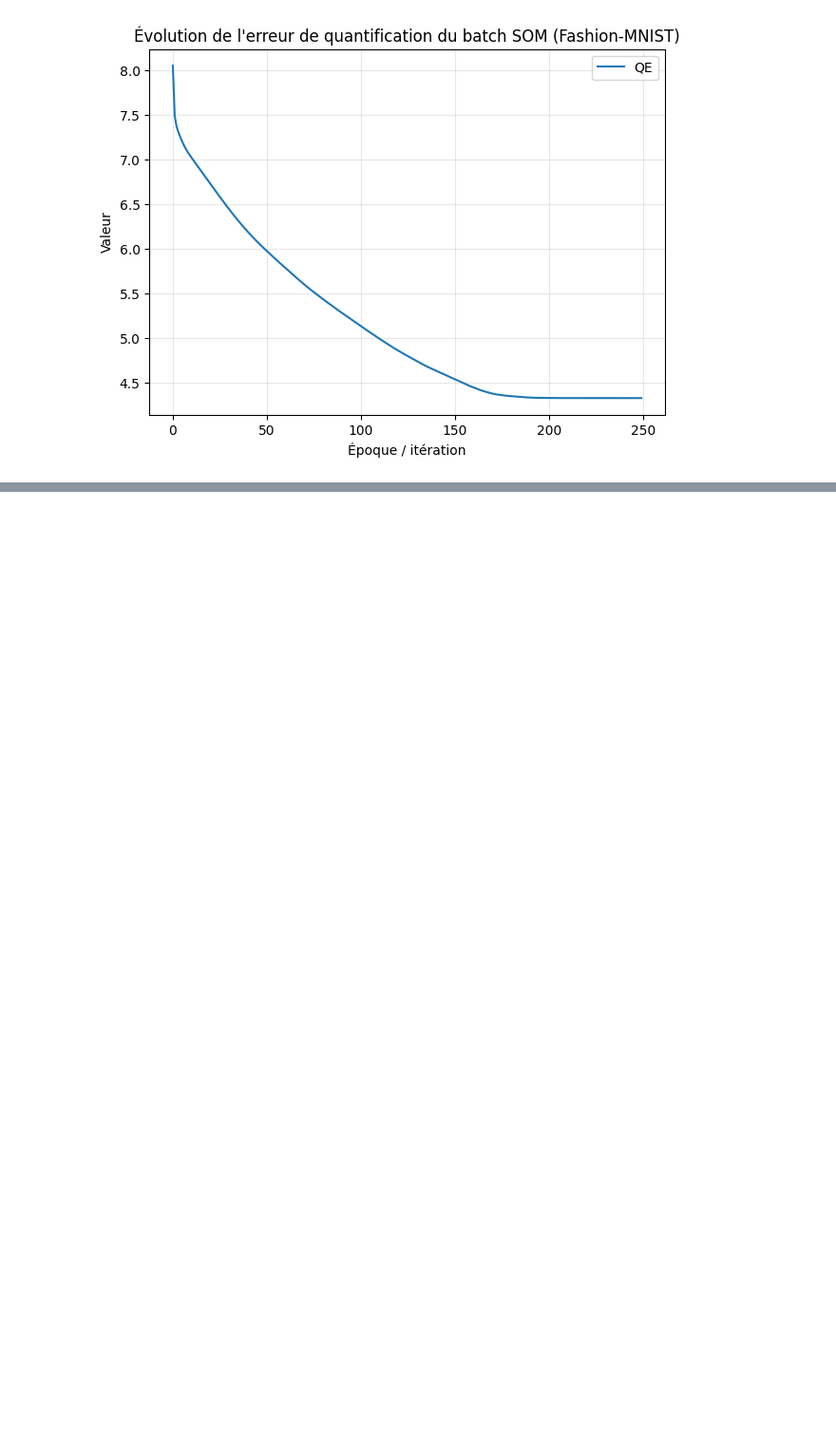
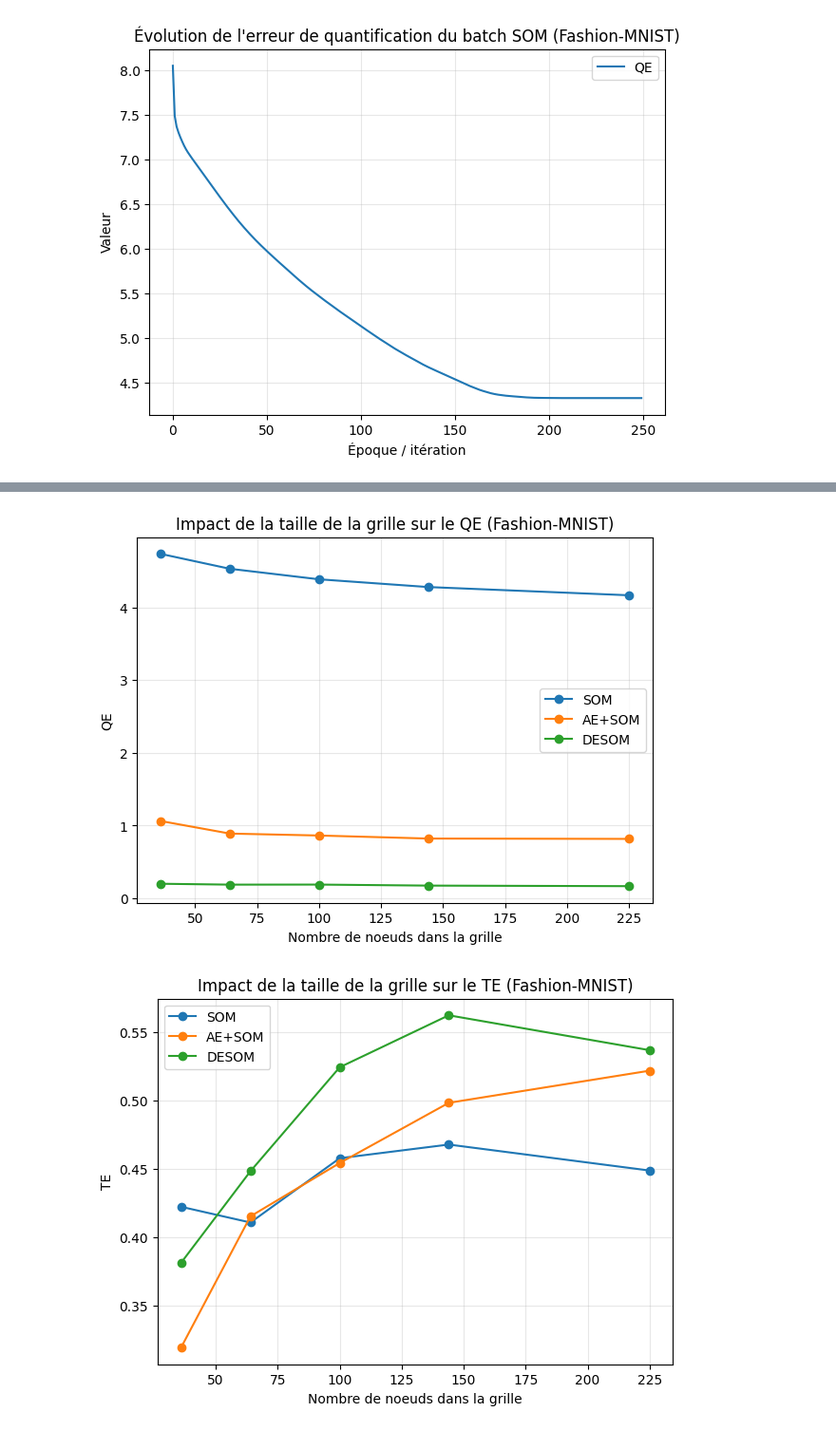
Before and after one commit to W1ll1amCA/SOM-DESOM, a Jupyter notebook: notebooks/resultats_empiriques.ipynb, the cells around one changed output, grey strips where cells are left out. Shown at 95% size. Drawn from its saved outputs; the diff is of its cells as text; code cells hidden in the pictures; blank space fills up the shorter version.

Commit message:
evaluation de grille pour fashion-MNIST

```diff
--- a/notebooks/resultats_empiriques.ipynb
+++ b/notebooks/resultats_empiriques.ipynb
@@ -552,0 +660,8 @@ eval_utils.plot_training_curves(
+# %%
+eval_utils.plot_grid_size_study(df_results_fashion_grid, metric="QE", title="Impact de la taille de la grille sur le QE (Fashion-MNIST)", save_path=save_path_fashion / "grid_size_study_qe_fashion.png")
+eval_utils.plot_grid_size_study(df_results_fashion_grid, metric="TE", title="Impact de la taille de la grille sur le TE (Fashion-MNIST)", save_path=save_path_fashion / "grid_size_study_te_fashion.png")
+eval_utils.plot_grid_size_study(df_results_fashion_grid, metric="Pureté", title="Impact de la taille de la grille sur la Pureté (Fashion-MNIST)", save_path=save_path_fashion / "grid_size_study_purete_fashion.png")
+eval_utils.plot_grid_size_study(df_results_fashion_grid, metric="NMI", title="Impact de la taille de la grille sur le NMI (Fashion-MNIST)", save_path=save_path_fashion / "grid_size_study_nmi_fashion.png")
+# %% [output]
+[figure, added]
+[figure, added]
```
Also changed, not shown: parts of 4 cells of this notebook, 4 other files.
